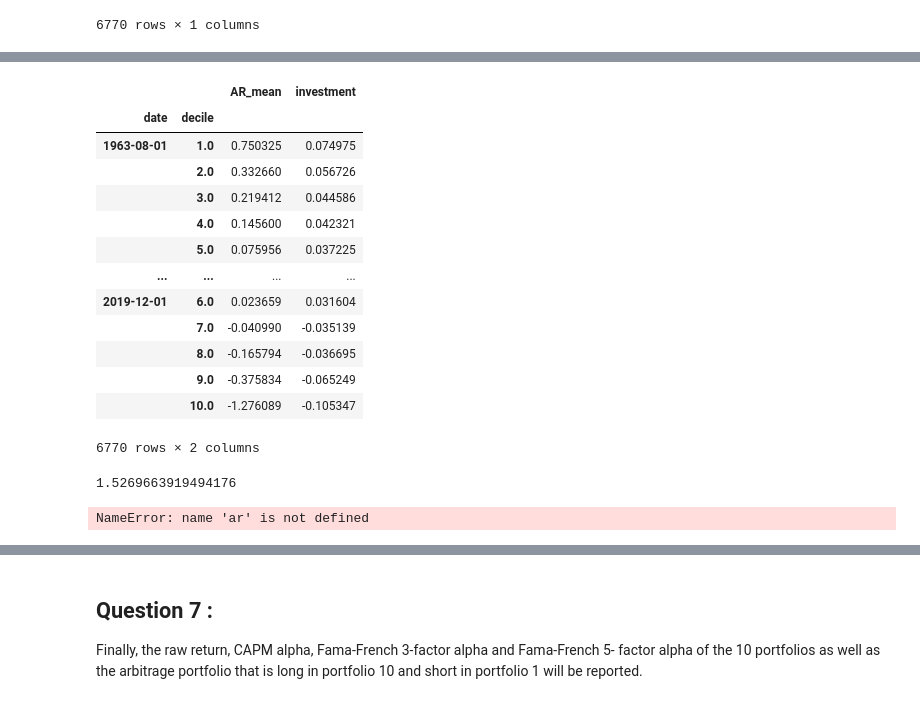
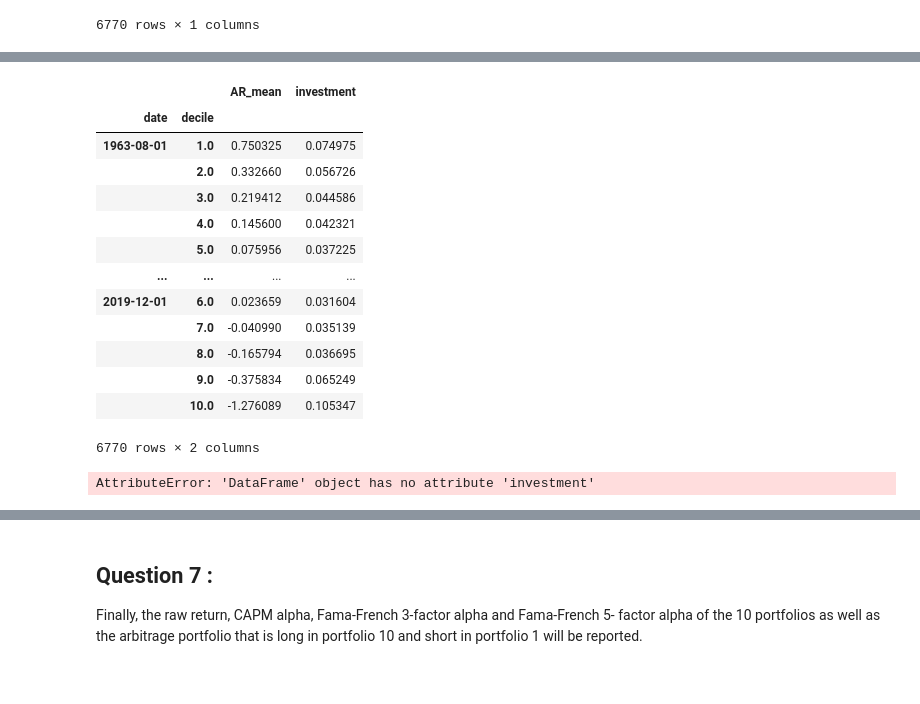
Before and after one commit to nilsjanvier/msc_fbd_portfolflio_trading, a Jupyter notebook: momentum_trading_project.ipynb, the cells around one changed output, grey strips where cells are left out. Cells and saved outputs as stored; diff of their text form; code cells hidden in the pictures.

```diff
--- a/momentum_trading_project.ipynb
+++ b/momentum_trading_project.ipynb
@@ -94,3 +94,5 @@ See the caveats in the documentation: https://pandas.pydata.org/pandas-docs/stab
 31000
 32000
 33000
+# %%
+df = pd.read_pickle('donnees_processed.pkl')
@@ -136,5 +157,4 @@ df['decile'] = np.trunc(df['decile'] * 10) + 1
 df['decile'] = np.where(df['decile'] == 11.0, 10, df['decile'])
 df = df.dropna()
 df.loc[df.date == "2019-09-01"].sort_values('annual_return', ascending=False)
-df['AR_mean'] =
 # %% [output]
@@ -160,7 +180,7 @@ df.loc[df.date == "2019-01-01"]['annual_return'].max()
 # %%
 df1 = df.copy()
 # %%
-ptf_equ = df.groupby(['date', 'decile'])[['annual_return']].agg(np.mean).rename(columns={'annual_return':'AR_mean'})
+ptf_equ = df1.groupby(['date', 'decile'])[['annual_return']].agg(np.mean).rename(columns={'annual_return':'AR_mean'})
 ptf_equ
 # %% [output]
 |  |  | AR_mean |
@@ -182,4 +202,4 @@ df1['temp'] = list(zip(df1.date, df1.decile))
 df1['AR_mean'] = df1.temp.map(dict(ptf_equ['AR_mean']))
 df1.drop(columns=['temp'], inplace=True)
 # %%
-df1['strat_momemtum'] = np.where(df1['AR_mean']>=0, df1['RET'], -1*df1['RET'])
+#df1['strat_momentum'] = np.where(df1['AR_mean']>=0, df1['RET'], -1*df1['RET'])
@@ -186,32 +222,22 @@ df1['strat_momemtum'] = np.where(df1['AR_mean']>=0, df1['RET'], -1*df1['RET'])
 # %%
-ptf_equ['investment'] = df1.groupby(['date', 'decile'])[['ret_in_pf']].agg(np.mean).rename(columns={'strat_momemtum':'investment'})
-ptf_equ
+# ptf_equ = pd.DataFrame({'strat_momentum' : df1.groupby(['date', 'decile'])['strat_momemtum'].agg(np.mean).reset_index()})
+ptf_equ2['investment'] = df1.groupby(['date', 'decile'])[['RET']].agg(np.mean).rename(columns={'strat_momemtum':'investment'})
 # %% [output]
 |  |  | AR_mean | investment |
 | date | decile |  |  |
 | 1963-08-01 | 1.0 | 0.750325 | 0.074975 |
 |  | 2.0 | 0.332660 | 0.056726 |
 |  | 3.0 | 0.219412 | 0.044586 |
 |  | 4.0 | 0.145600 | 0.042321 |
 |  | 5.0 | 0.075956 | 0.037225 |
 | ... | ... | ... | ... |
 | 2019-12-01 | 6.0 | 0.023659 | 0.031604 |
-|  | 7.0 | -0.040990 | -0.035139 |
-|  | 8.0 | -0.165794 | -0.036695 |
-|  | 9.0 | -0.375834 | -0.065249 |
-|  | 10.0 | -1.276089 | -0.105347 |
+|  | 7.0 | -0.040990 | 0.035139 |
+|  | 8.0 | -0.165794 | 0.036695 |
+|  | 9.0 | -0.375834 | 0.065249 |
+|  | 10.0 | -1.276089 | 0.105347 |
 6770 rows × 2 columns
 # %%
-(1+ptf_equ.investment.mean())**(60*12)-1
+print(f"return moyen total, sur 60 ans, moyen de l'ensemble des portefeuilles : {100*((1+ptf_equ.investment.mean())**(60*12)-1):.2f} %")
 # %% [output]
-1.5269663919494176
+AttributeError: 'DataFrame' object has no attribute 'investment'
-# %%
-fig = go.Figure()
-fig.add_trace(
-    go.Scatter(x=pd.Series(ar.index.format()),
-               y=ar,
-               name="annual_return")
-)
-fig.show()
-# %% [output]
-NameError: name 'ar' is not defined
```
Also changed, not shown: parts of 23 cells of this notebook.
